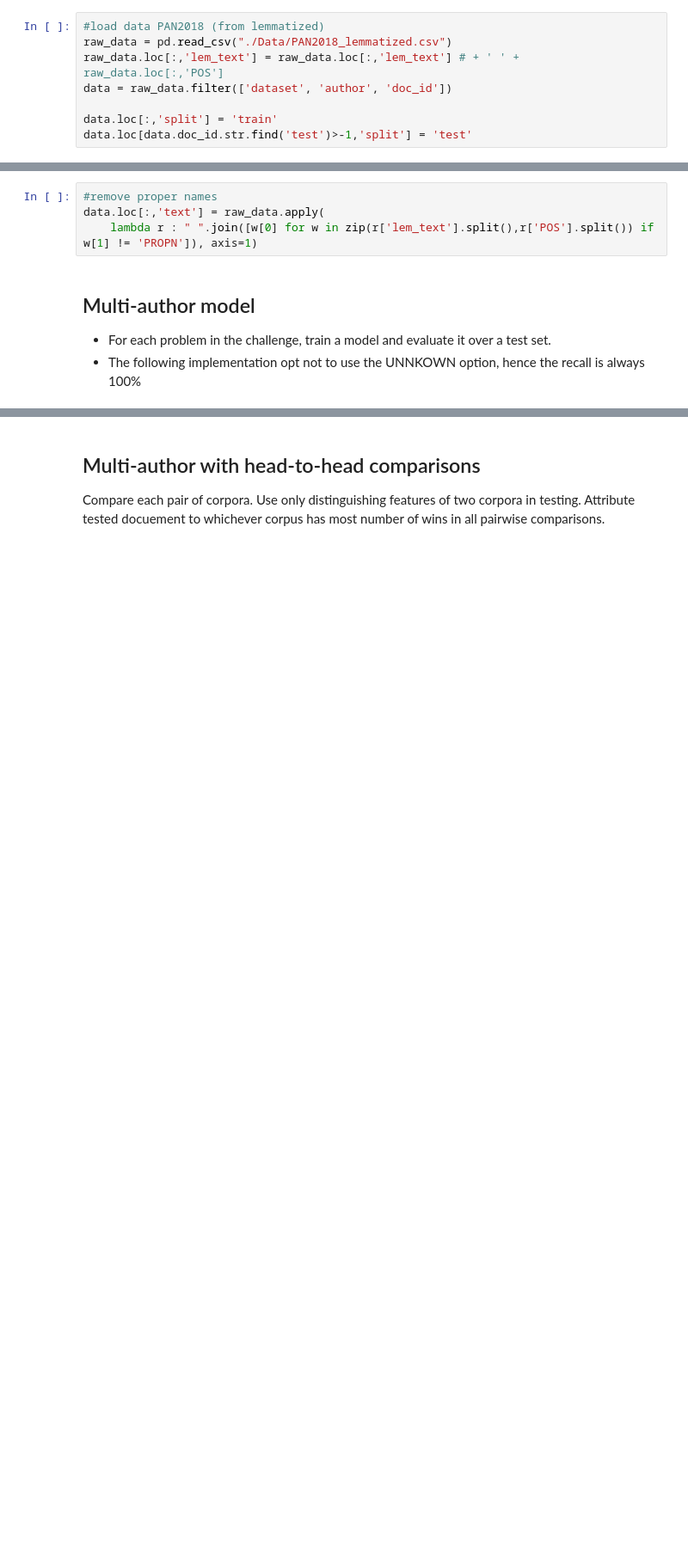
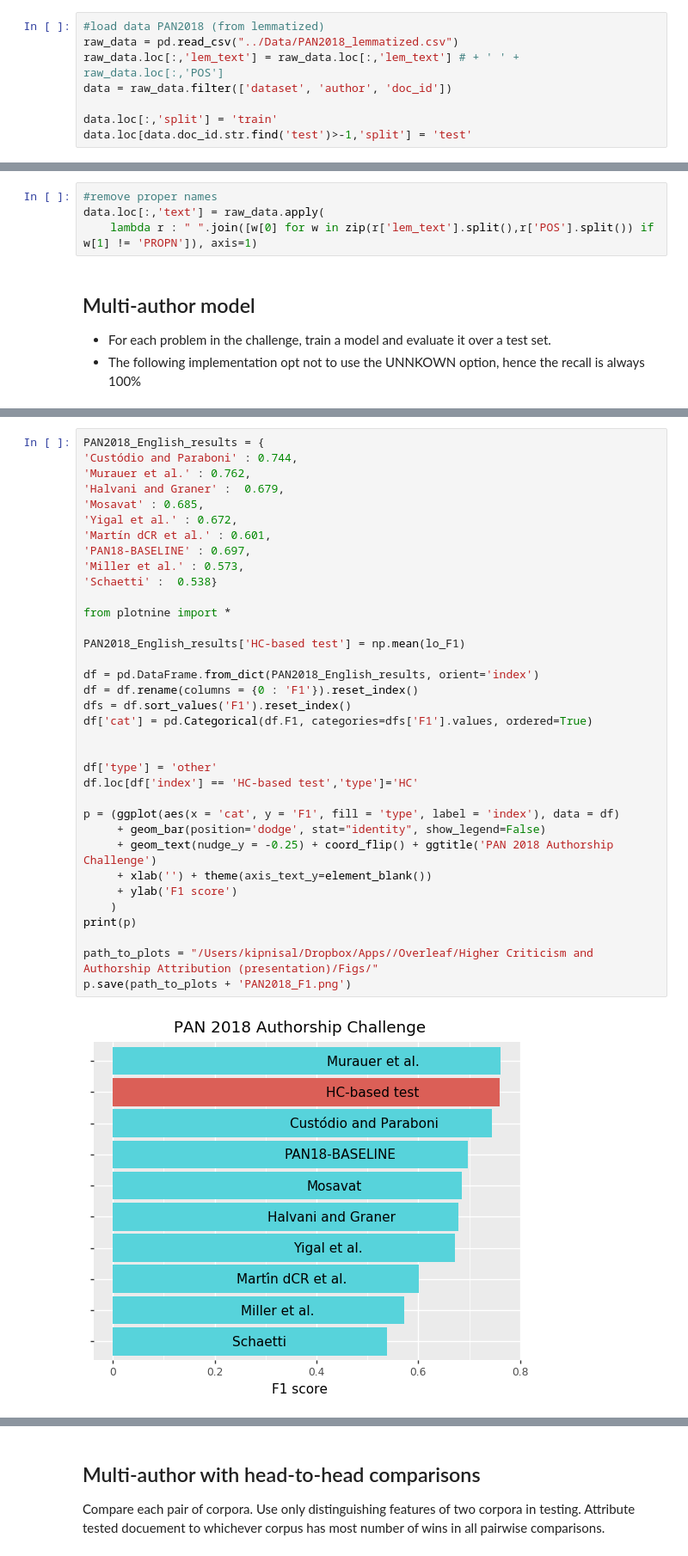
Before and after one commit to alonkipnis/AuthAttLib, a Jupyter notebook: Examples/Cross-domain authorship attribution challenge.ipynb, the cells around one changed output, grey strips where cells are left out. Shown: that part at 86% size. Drawn from its saved outputs; the diff is of its cells as text; blank space fills up the shorter version.

```diff
--- a/Examples/Cross-domain authorship attribution challenge.ipynb
+++ b/Examples/Cross-domain authorship attribution challenge.ipynb
@@ -27,7 +27,7 @@ from AuthAttLib import *
 The data below was obtained by lemmatizing the original challenge test data using the Stanford CoreNLP lemmatizer https://stanfordnlp.github.io/CoreNLP/.
 # %%
 #load data PAN2018 (from lemmatized)
-raw_data = pd.read_csv("./Data/PAN2018_lemmatized.csv")
+raw_data = pd.read_csv("../Data/PAN2018_lemmatized.csv")
 raw_data.loc[:,'lem_text'] = raw_data.loc[:,'lem_text'] # + ' ' + raw_data.loc[:,'POS']
 data = raw_data.filter(['dataset', 'author', 'doc_id'])
 
@@ -183,0 +211,37 @@ F1 = 0.9333333333333333
+# %%
+PAN2018_English_results = {
+'Custódio and Paraboni' : 0.744,
+'Murauer et al.' : 0.762,
+'Halvani and Graner' :  0.679,
+'Mosavat' : 0.685,
+'Yigal et al.' : 0.672,
+'Martín dCR et al.' : 0.601,
+'PAN18-BASELINE' : 0.697,
+'Miller et al.' : 0.573,
+'Schaetti' :  0.538}
+
+from plotnine import *
+
+PAN2018_English_results['HC-based test'] = np.mean(lo_F1)
+
+df = pd.DataFrame.from_dict(PAN2018_English_results, orient='index')
+df = df.rename(columns = {0 : 'F1'}).reset_index()
+dfs = df.sort_values('F1').reset_index()
+df['cat'] = pd.Categorical(df.F1, categories=dfs['F1'].values, ordered=True)
+
+
+df['type'] = 'other'
+df.loc[df['index'] == 'HC-based test','type']='HC'
+
+p = (ggplot(aes(x = 'cat', y = 'F1', fill = 'type', label = 'index'), data = df)
+     + geom_bar(position='dodge', stat="identity", show_legend=False)
+     + geom_text(nudge_y = -0.25) + coord_flip() + ggtitle('PAN 2018 Authorship Challenge')
+     + xlab('') + theme(axis_text_y=element_blank())
+     + ylab('F1 score')
+    )
+print(p)
+
+path_to_plots = "/Users/kipnisal/Dropbox/Apps//Overleaf/Higher Criticism and Authorship Attribution (presentation)/Figs/"
+p.save(path_to_plots + 'PAN2018_F1.png')
+# %% [output]
+[figure, added]
```
Also changed, not shown: parts of 4 cells of this notebook, 7 other files.
